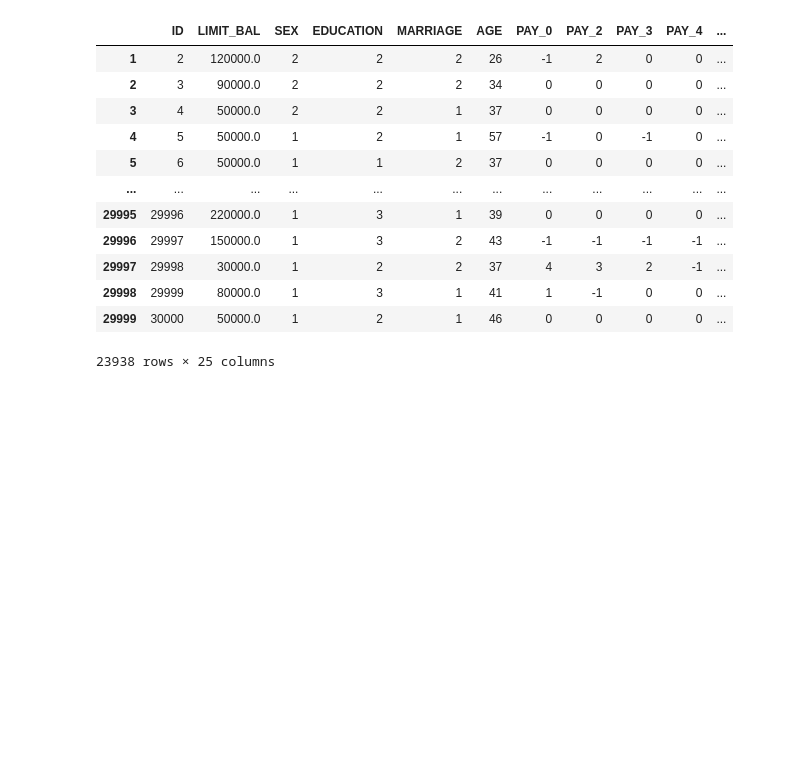
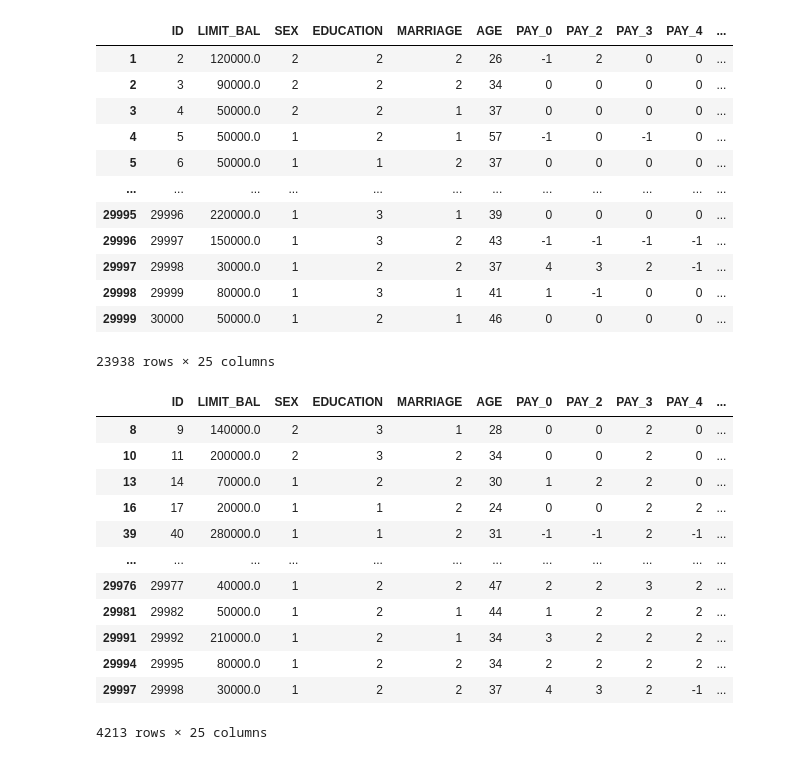
Before and after one commit to sunwenliang14/credit-card-risk, a Jupyter notebook: credit-risk-analysis.ipynb, the cells around one changed output. Cells and saved outputs as stored; diff of their text form; code cells hidden in the pictures; blank space fills up the shorter version.

```diff
--- a/credit-risk-analysis.ipynb
+++ b/credit-risk-analysis.ipynb
@@ -166,3 +166,19 @@ df[df.BILL_AMT4 > 1000]
 | 29998 | 29999 | 80000.0 | 1 | 3 | 1 | 41 | 1 | -1 | 0 | 0 | ... |
 | 29999 | 30000 | 50000.0 | 1 | 2 | 1 | 46 | 0 | 0 | 0 | 0 | ... |
 23938 rows × 25 columns
+# %%
+df[df.PAY_3 > 0]
+# %% [output]
+|  | ID | LIMIT_BAL | SEX | EDUCATION | MARRIAGE | AGE | PAY_0 | PAY_2 | PAY_3 | PAY_4 | ... |
+| 8 | 9 | 140000.0 | 2 | 3 | 1 | 28 | 0 | 0 | 2 | 0 | ... |
+| 10 | 11 | 200000.0 | 2 | 3 | 2 | 34 | 0 | 0 | 2 | 0 | ... |
+| 13 | 14 | 70000.0 | 1 | 2 | 2 | 30 | 1 | 2 | 2 | 0 | ... |
+| 16 | 17 | 20000.0 | 1 | 1 | 2 | 24 | 0 | 0 | 2 | 2 | ... |
+| 39 | 40 | 280000.0 | 1 | 1 | 2 | 31 | -1 | -1 | 2 | -1 | ... |
+| ... | ... | ... | ... | ... | ... | ... | ... | ... | ... | ... | ... |
+| 29976 | 29977 | 40000.0 | 1 | 2 | 2 | 47 | 2 | 2 | 3 | 2 | ... |
+| 29981 | 29982 | 50000.0 | 1 | 2 | 1 | 44 | 1 | 2 | 2 | 2 | ... |
+| 29991 | 29992 | 210000.0 | 1 | 2 | 1 | 34 | 3 | 2 | 2 | 2 | ... |
+| 29994 | 29995 | 80000.0 | 1 | 2 | 2 | 34 | 2 | 2 | 2 | 2 | ... |
+| 29997 | 29998 | 30000.0 | 1 | 2 | 2 | 37 | 4 | 3 | 2 | -1 | ... |
+4213 rows × 25 columns
```
